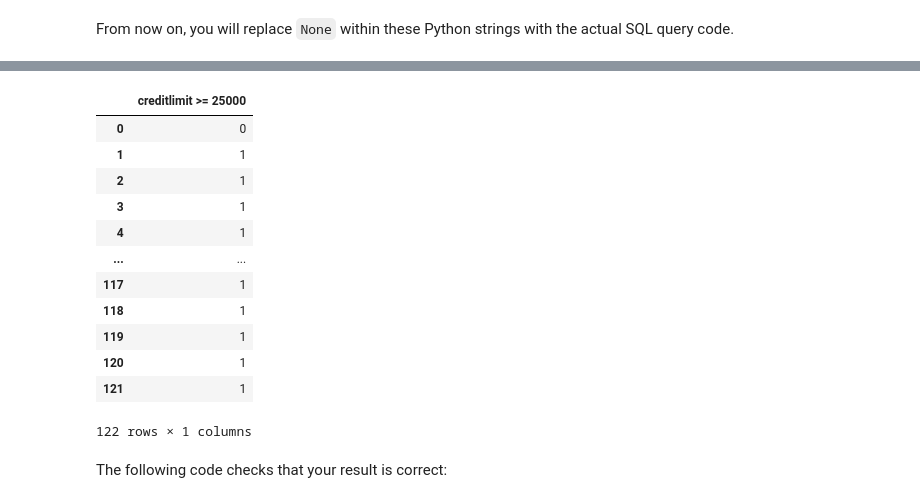
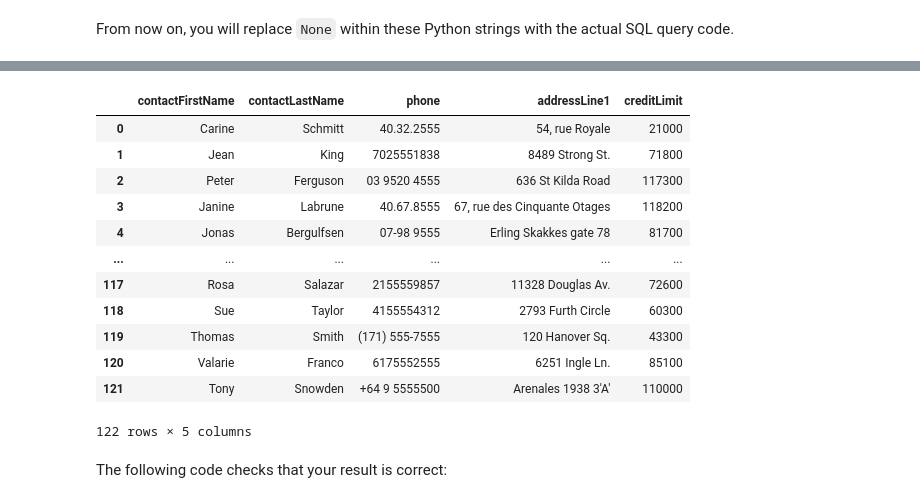
Before and after one commit to jackychavezm19/SQL_Folder, a Jupyter notebook: SQL_Lab_Assignment_1.ipynb, the cells around one changed output, grey strips where cells are left out. Cells and saved outputs as stored; diff of their text form; code cells hidden in the pictures.

```diff
--- a/SQL_Lab_Assignment_1.ipynb
+++ b/SQL_Lab_Assignment_1.ipynb
@@ -92,27 +92,27 @@ Write a query that gets the contact first name, contact last name, phone number,
 # %%
 # Replace None with appropriate SQL code
 q1 = """
-SELECT creditlimit >= 25000
+SELECT "contactFirstName", "contactLastName", "phone", "addressLine1", "creditLimit"
 FROM customers
 ;
 """
 
 q1_result = pd.read_sql(q1, conn)
 q1_result
 # %% [output]
-|  | creditlimit >= 25000 |
-| 0 | 0 |
-| 1 | 1 |
-| 2 | 1 |
-| 3 | 1 |
-| 4 | 1 |
-| ... | ... |
-| 117 | 1 |
-| 118 | 1 |
-| 119 | 1 |
-| 120 | 1 |
-| 121 | 1 |
+|  | contactFirstName | contactLastName | phone | addressLine1 | creditLimit |
+| 0 | Carine | Schmitt | 40.32.2555 | 54, rue Royale | 21000 |
+| 1 | Jean | King | 7025551838 | 8489 Strong St. | 71800 |
+| 2 | Peter | Ferguson | 03 9520 4555 | 636 St Kilda Road | 117300 |
+| 3 | Janine | Labrune | 40.67.8555 | 67, rue des Cinquante Otages | 118200 |
+| 4 | Jonas | Bergulfsen | 07-98 9555 | Erling Skakkes gate 78 | 81700 |
+| ... | ... | ... | ... | ... | ... |
+| 117 | Rosa | Salazar | 2155559857 | 11328 Douglas Av. | 72600 |
+| 118 | Sue | Taylor | 4155554312 | 2793 Furth Circle | 60300 |
+| 119 | Thomas | Smith | (171) 555-7555 | 120 Hanover Sq. | 43300 |
+| 120 | Valarie | Franco | 6175552555 | 6251 Ingle Ln. | 85100 |
+| 121 | Tony | Snowden | +64 9 5555500 | Arenales 1938 3'A' | 110000 |
-122 rows × 1 columns
+122 rows × 5 columns
 # %% [markdown]
 The following code checks that your result is correct:
 # %%
```
Also changed, not shown: parts of 4 cells of this notebook.
